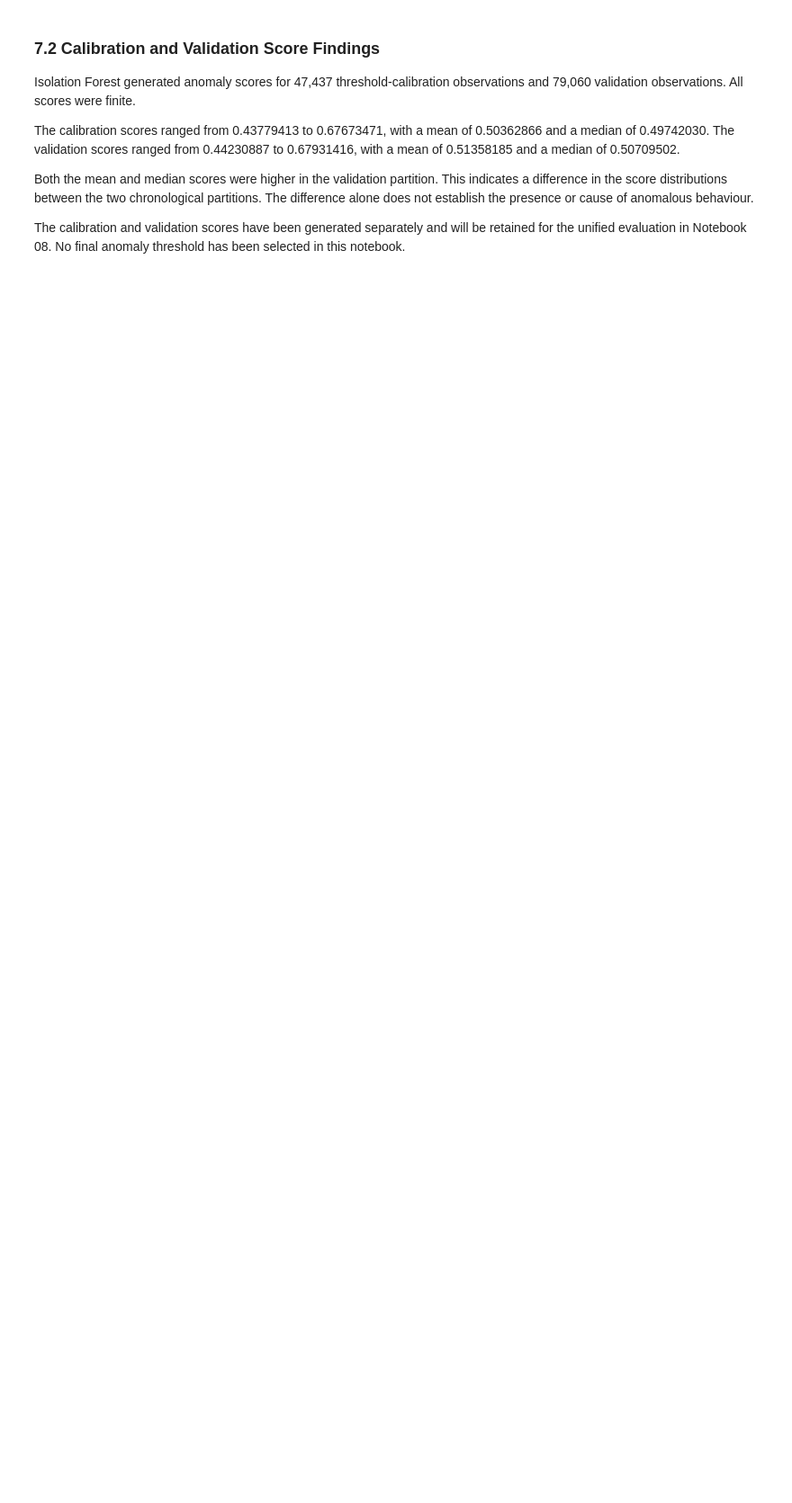
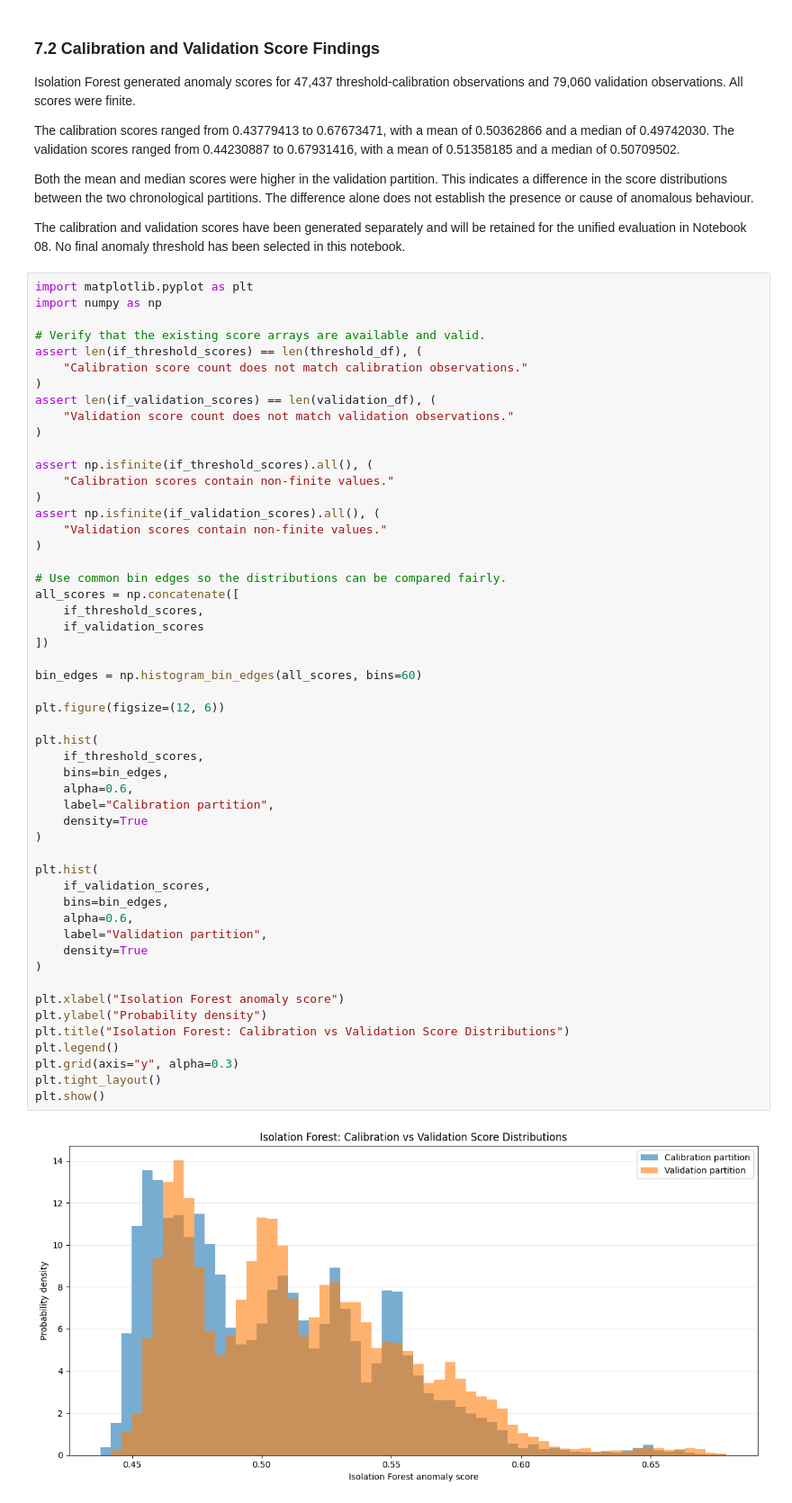
Before and after one commit to Thomasayanfeoluwa/multivariate-telemetry-anomaly-detection, a Jupyter notebook: notebooks/06_traditional_ml_anomaly_detection.ipynb, the cells around one changed output. Shown at 90% size. Saved outputs shown, nothing was run; the diff lists cells and outputs as text; blank space fills up the shorter version.

Commit message:
checkpoint(data): update 06_traditional_ml_anomaly_detection

```diff
--- a/notebooks/06_traditional_ml_anomaly_detection.ipynb
+++ b/notebooks/06_traditional_ml_anomaly_detection.ipynb
@@ -763,3 +763,57 @@ The calibration scores ranged from 0.43779413 to 0.67673471, with a mean of 0.50
 Both the mean and median scores were higher in the validation partition. This indicates a difference in the score distributions between the two chronological partitions. The difference alone does not establish the presence or cause of anomalous behaviour.
 
 The calibration and validation scores have been generated separately and will be retained for the unified evaluation in Notebook 08. No final anomaly threshold has been selected in this notebook.
+# %%
+import matplotlib.pyplot as plt
+import numpy as np
+
+# Verify that the existing score arrays are available and valid.
+assert len(if_threshold_scores) == len(threshold_df), (
+    "Calibration score count does not match calibration observations."
+)
+assert len(if_validation_scores) == len(validation_df), (
+    "Validation score count does not match validation observations."
+)
+
+assert np.isfinite(if_threshold_scores).all(), (
+    "Calibration scores contain non-finite values."
+)
+assert np.isfinite(if_validation_scores).all(), (
+    "Validation scores contain non-finite values."
+)
+
+# Use common bin edges so the distributions can be compared fairly.
+all_scores = np.concatenate([
+    if_threshold_scores,
+    if_validation_scores
+])
+
+bin_edges = np.histogram_bin_edges(all_scores, bins=60)
+
+plt.figure(figsize=(12, 6))
+
+plt.hist(
+    if_threshold_scores,
+    bins=bin_edges,
+    alpha=0.6,
+    label="Calibration partition",
+    density=True
+)
+
+plt.hist(
+    if_validation_scores,
+    bins=bin_edges,
+    alpha=0.6,
+    label="Validation partition",
+    density=True
+)
+
+plt.xlabel("Isolation Forest anomaly score")
+plt.ylabel("Probability density")
+plt.title("Isolation Forest: Calibration vs Validation Score Distributions")
+plt.legend()
+plt.grid(axis="y", alpha=0.3)
+plt.tight_layout()
+plt.show()
+# %% [output]
+[figure, added]
```
Also changed, not shown: parts of 4 cells of this notebook.
